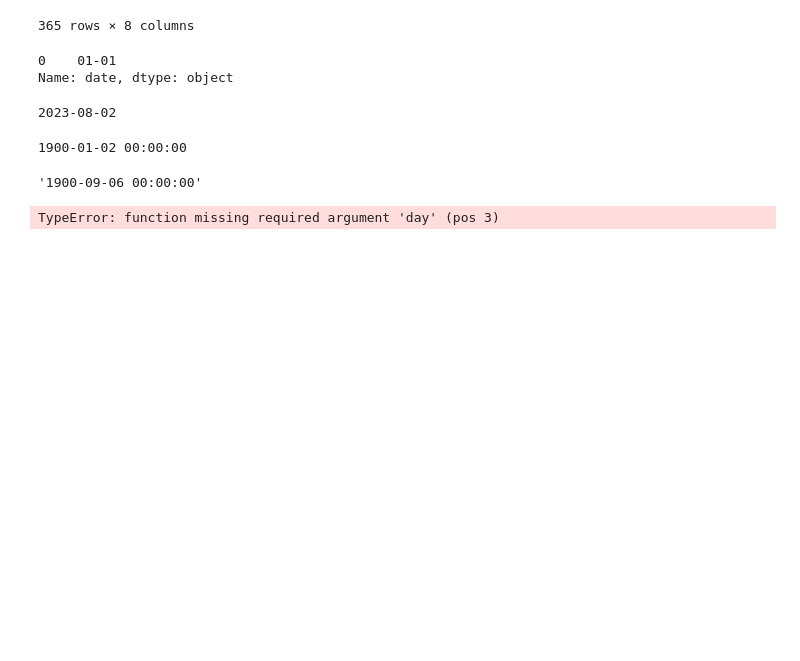
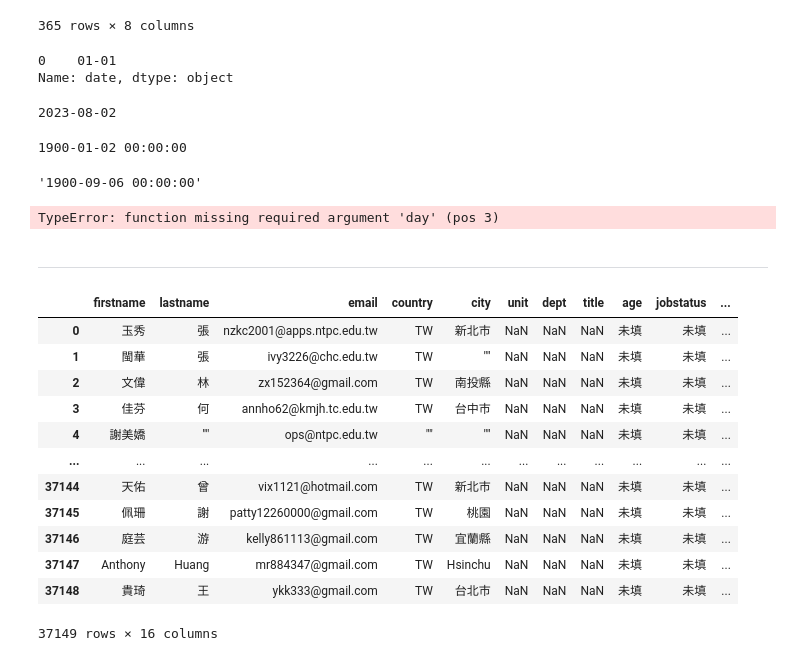
Before and after one commit to lnl1119/ewant_registration_datadashboard, a Jupyter notebook: preprocess.ipynb, the cells around one changed output. Cells and saved outputs as stored; diff of their text form; code cells hidden in the pictures; blank space fills up the shorter version.

```diff
--- a/preprocess.ipynb
+++ b/preprocess.ipynb
@@ -83,3 +71,23 @@ date_str = start_date.strftime('%Y-%m-%d')
 print(start_date)
 # %% [output]
 TypeError: function missing required argument 'day' (pos 3)
+# %% [markdown]
+---
+# %%
+import pandas as pd
+register20230717_df = pd.read_csv("/Users/leeliang/Desktop/dashboard_registration/registerdata20230717.csv")
+register20230717_df
+# %% [output]
+|  | firstname | lastname | email | country | city | unit | dept | title | age | jobstatus | ... |
+| 0 | 玉秀 | 張 | nzkc2001@apps.ntpc.edu.tw | TW | 新北市 | NaN | NaN | NaN | 未填 | 未填 | ... |
+| 1 | 閩華 | 張 | ivy3226@chc.edu.tw | TW | "" | NaN | NaN | NaN | 未填 | 未填 | ... |
+| 2 | 文偉 | 林 | zx152364@gmail.com | TW | 南投縣 | NaN | NaN | NaN | 未填 | 未填 | ... |
+| 3 | 佳芬 | 何 | annho62@kmjh.tc.edu.tw | TW | 台中市 | NaN | NaN | NaN | 未填 | 未填 | ... |
+| 4 | 謝美嬌 | "" | ops@ntpc.edu.tw | "" | "" | NaN | NaN | NaN | 未填 | 未填 | ... |
+| ... | ... | ... | ... | ... | ... | ... | ... | ... | ... | ... | ... |
+| 37144 | 天佑 | 曾 | vix1121@hotmail.com | TW | 新北市 | NaN | NaN | NaN | 未填 | 未填 | ... |
+| 37145 | 佩珊 | 謝 | patty12260000@gmail.com | TW | 桃園 | NaN | NaN | NaN | 未填 | 未填 | ... |
+| 37146 | 庭芸 | 游 | kelly861113@gmail.com | TW | 宜蘭縣 | NaN | NaN | NaN | 未填 | 未填 | ... |
+| 37147 | Anthony | Huang | mr884347@gmail.com | TW | Hsinchu | NaN | NaN | NaN | 未填 | 未填 | ... |
+| 37148 | 貴琦 | 王 | ykk333@gmail.com | TW | 台北市 | NaN | NaN | NaN | 未填 | 未填 | ... |
+37149 rows × 16 columns
```
Also changed, not shown: parts of 13 cells of this notebook, 6 other files.
